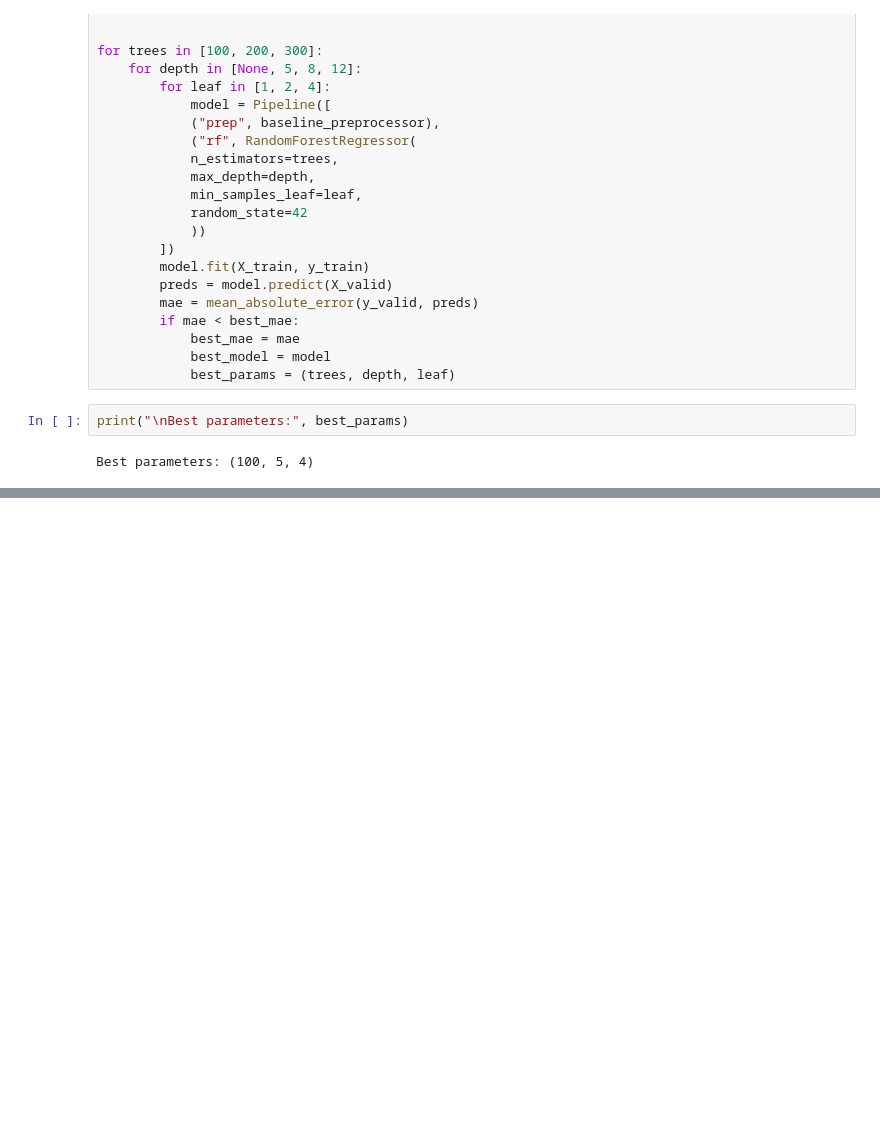
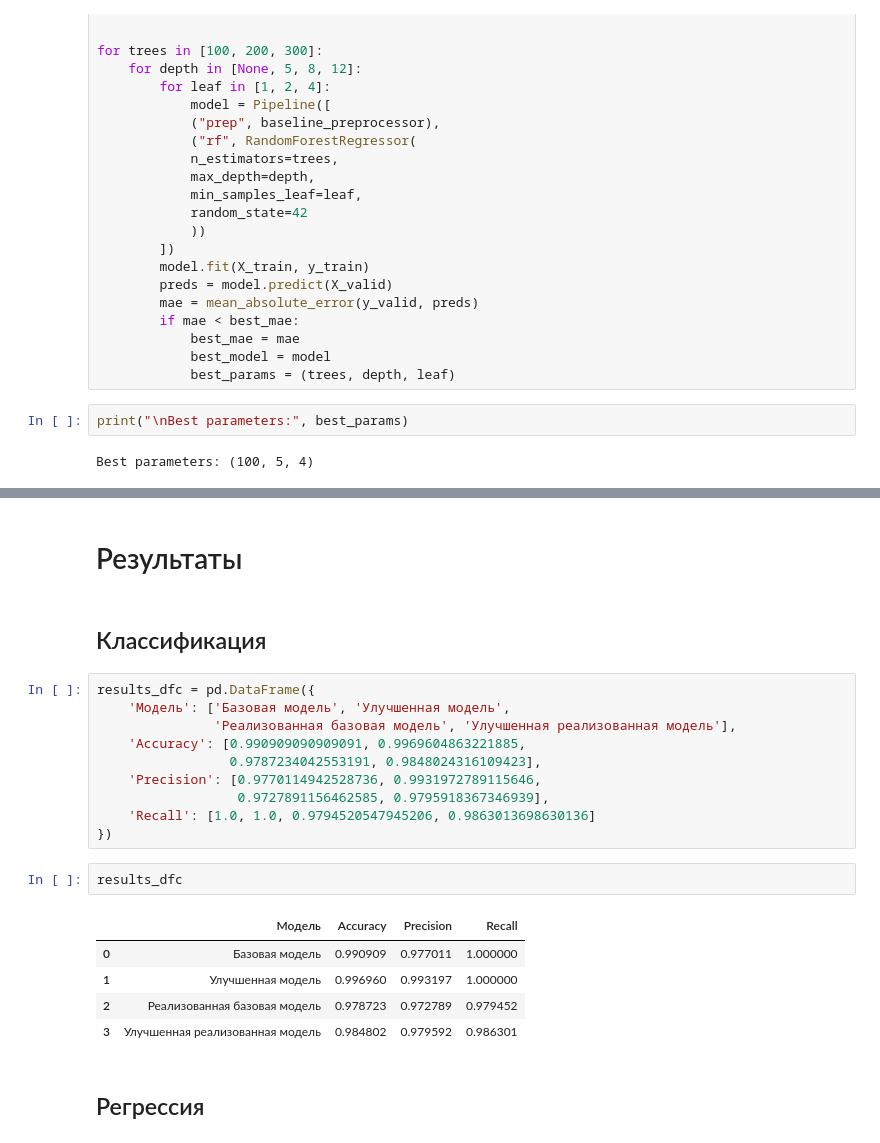
Before and after one commit to Minidrak/Application-systems-and-artificial-intelligence-frameworks-MAI, a Jupyter notebook: Lab_04/Lab_04.ipynb, the cells around one changed output, grey strips where cells are left out. Saved outputs shown, nothing was run; the diff lists cells and outputs as text; blank space fills up the shorter version.

```diff
--- a/Lab_04/Lab_04.ipynb
+++ b/Lab_04/Lab_04.ipynb
@@ -395,0 +642,24 @@ MAE%: 15.513792273261167
+# %% [markdown]
+# Результаты
+# %% [markdown]
+## Классификация
+# %%
+results_dfc = pd.DataFrame({
+    'Модель': ['Базовая модель', 'Улучшенная модель',
+               'Реализованная базовая модель', 'Улучшенная реализованная модель'],
+    'Accuracy': [0.990909090909091, 0.9969604863221885,
+                 0.9787234042553191, 0.9848024316109423],
+    'Precision': [0.9770114942528736, 0.9931972789115646,
+                  0.9727891156462585, 0.9795918367346939],
+    'Recall': [1.0, 1.0, 0.9794520547945206, 0.9863013698630136]
+})
+# %%
+results_dfc
+# %% [output]
+|  | Модель | Accuracy | Precision | Recall |
+| 0 | Базовая модель | 0.990909 | 0.977011 | 1.000000 |
+| 1 | Улучшенная модель | 0.996960 | 0.993197 | 1.000000 |
+| 2 | Реализованная базовая модель | 0.978723 | 0.972789 | 0.979452 |
+| 3 | Улучшенная реализованная модель | 0.984802 | 0.979592 | 0.986301 |
+# %% [markdown]
+## Регрессия
```
Also changed, not shown: parts of 36 cells of this notebook.
